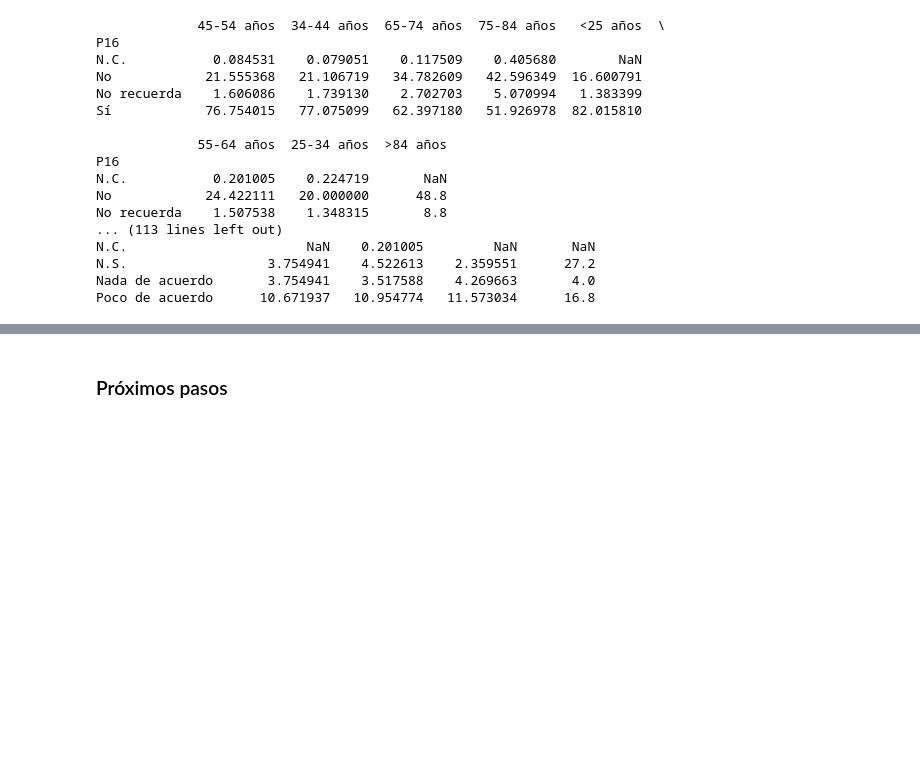
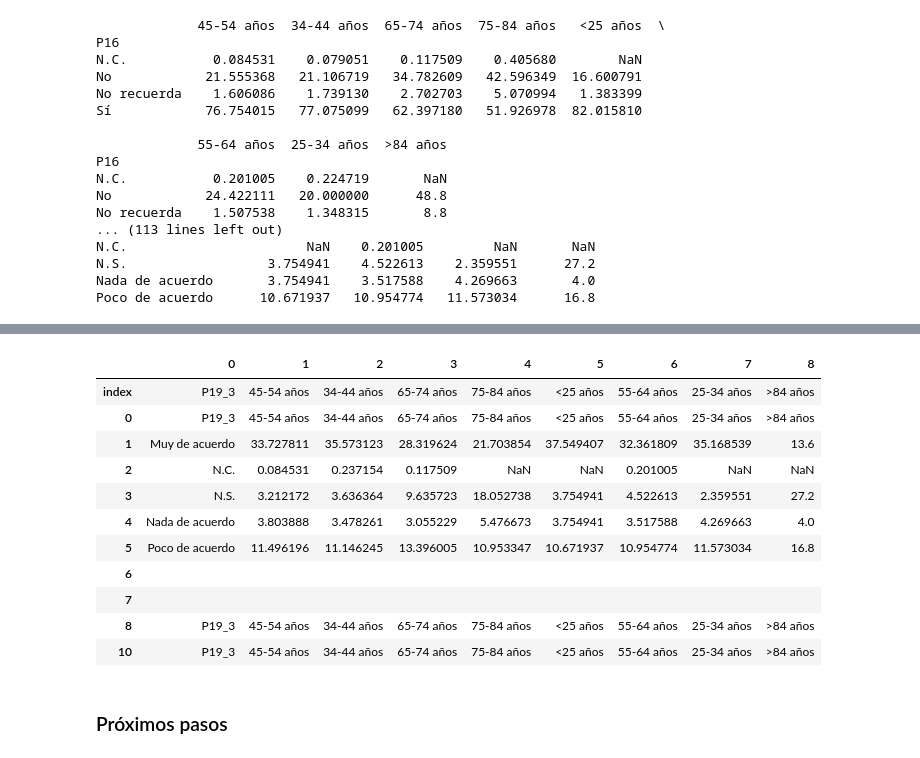
Before and after one commit to mariaferrol1988/PhD_Sociology, a Jupyter notebook: Data_Processing.ipynb, the cells around one changed output, grey strips where cells are left out. Saved outputs shown, nothing was run; the diff lists cells and outputs as text; code cells hidden in the pictures; blank space fills up the shorter version.

```diff
--- a/Data_Processing.ipynb
+++ b/Data_Processing.ipynb
@@ -324,3 +324,10 @@ N.C.                       NaN    0.201005         NaN       NaN
 N.S.                  3.754941    4.522613    2.359551      27.2
 Nada de acuerdo       3.754941    3.517588    4.269663       4.0
 Poco de acuerdo      10.671937   10.954774   11.573034      16.8
+# %%
+table2 = table0.reset_index()
+table2.loc[table2.shape[0]] = ['','','','','','','','','']
+table2.loc[table2.shape[0]] = table2.columns
+table2 = table2.T.reset_index().T
+table2.columns = my_columns
+table2
@@ -326,0 +345,19 @@ Poco de acuerdo      10.671937   10.954774   11.573034      16.8
+# %%
+for var in df[['P16','P17','P18','P18A','P19_1','P19_2','P19_3']]:
+    for seg in ['45-54 años', '34-44 años', '65-74 años', '75-84 años', '<25 años',
+                '55-64 años', '25-34 años','>84 años']:
+        if seg == '45-54 años':
+            dfs = df[df['P47B'] == '45-54 años']
+            table0 = pd.pivot_table(dfs, values='PESO', index=[var], aggfunc=np.count_nonzero) / dfs.shape[0] * 100
+            table0.rename(columns = {'PESO':seg}, inplace = True)
+        else:
+            dfs = df[df['P47B'] == seg]
+            table = pd.pivot_table(dfs, values='PESO', index=[var], aggfunc=np.count_nonzero) / dfs.shape[0] * 100
+            table.rename(columns = {'PESO':seg}, inplace = True)
+            table0 = pd.concat([table0,table], axis = 1)
+            table2 = table0.reset_index()
+            table2.loc[table2.shape[0]] = ['','','','','','','','','']
+            table2.loc[table2.shape[0]] = table2.columns
+            table2 = table2.T.reset_index().T
+            table2.columns = my_columns
+        print(table2)
@@ -327,3 +397,22 @@ Poco de acuerdo      10.671937   10.954774   11.573034      16.8
+# %%
+table2.loc[10] = table2.columns
+# %%
+table2.loc[0] = table2.columns
+# %%
+table2.T.reset_index().T
+# %% [output]
+|  | 0 | 1 | 2 | 3 | 4 | 5 | 6 | 7 | 8 |
+| index | P19_3 | 45-54 años | 34-44 años | 65-74 años | 75-84 años | <25 años | 55-64 años | 25-34 años | >84 años |
+| 0 | P19_3 | 45-54 años | 34-44 años | 65-74 años | 75-84 años | <25 años | 55-64 años | 25-34 años | >84 años |
+| 1 | Muy de acuerdo | 33.727811 | 35.573123 | 28.319624 | 21.703854 | 37.549407 | 32.361809 | 35.168539 | 13.6 |
+| 2 | N.C. | 0.084531 | 0.237154 | 0.117509 | NaN | NaN | 0.201005 | NaN | NaN |
+| 3 | N.S. | 3.212172 | 3.636364 | 9.635723 | 18.052738 | 3.754941 | 4.522613 | 2.359551 | 27.2 |
+| 4 | Nada de acuerdo | 3.803888 | 3.478261 | 3.055229 | 5.476673 | 3.754941 | 3.517588 | 4.269663 | 4.0 |
+| 5 | Poco de acuerdo | 11.496196 | 11.146245 | 13.396005 | 10.953347 | 10.671937 | 10.954774 | 11.573034 | 16.8 |
+| 6 |  |  |  |  |  |  |  |  |  |
+| 7 |  |  |  |  |  |  |  |  |  |
+| 8 | P19_3 | 45-54 años | 34-44 años | 65-74 años | 75-84 años | <25 años | 55-64 años | 25-34 años | >84 años |
+| 10 | P19_3 | 45-54 años | 34-44 años | 65-74 años | 75-84 años | <25 años | 55-64 años | 25-34 años | >84 años |
 # %% [markdown]
 ### Próximos pasos
 # %%
```
Also changed, not shown: parts of 4 cells of this notebook.
